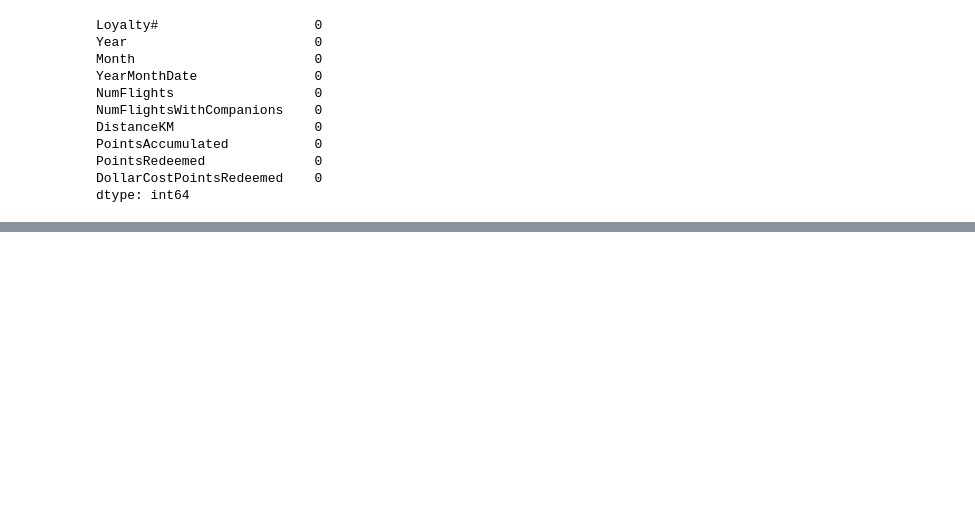
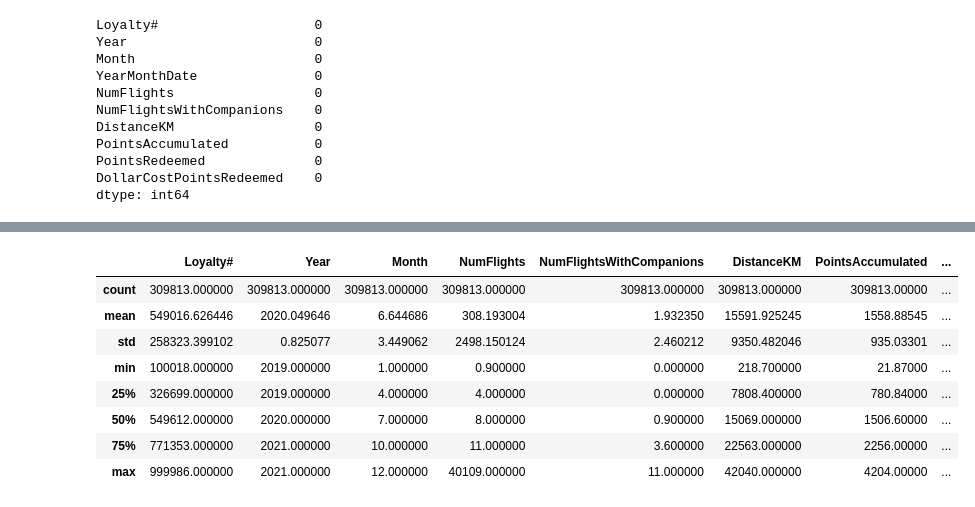
Before and after one commit to luisbdavila/Airline_Customer_Segmentation_DataMining_Project_Python, a Jupyter notebook: 1_Delivery/Code/EDA.ipynb, the cells around one changed output, grey strips where cells are left out. Cells and saved outputs as stored; diff of their text form; code cells hidden in the pictures; blank space fills up the shorter version.

```diff
--- a/1_Delivery/Code/EDA.ipynb
+++ b/1_Delivery/Code/EDA.ipynb
@@ -482,0 +532,12 @@ print(df_merged_full)
+# %%
+df_AIAI_Flights.describe()
+# %% [output]
+|  | Loyalty# | Year | Month | NumFlights | NumFlightsWithCompanions | DistanceKM | PointsAccumulated | ... |
+| count | 309813.000000 | 309813.000000 | 309813.000000 | 309813.000000 | 309813.000000 | 309813.000000 | 309813.00000 | ... |
+| mean | 549016.626446 | 2020.049646 | 6.644686 | 308.193004 | 1.932350 | 15591.925245 | 1558.88545 | ... |
+| std | 258323.399102 | 0.825077 | 3.449062 | 2498.150124 | 2.460212 | 9350.482046 | 935.03301 | ... |
+| min | 100018.000000 | 2019.000000 | 1.000000 | 0.900000 | 0.000000 | 218.700000 | 21.87000 | ... |
+| 25% | 326699.000000 | 2019.000000 | 4.000000 | 4.000000 | 0.000000 | 7808.400000 | 780.84000 | ... |
+| 50% | 549612.000000 | 2020.000000 | 7.000000 | 8.000000 | 0.900000 | 15069.000000 | 1506.60000 | ... |
+| 75% | 771353.000000 | 2021.000000 | 10.000000 | 11.000000 | 3.600000 | 22563.000000 | 2256.00000 | ... |
+| max | 999986.000000 | 2021.000000 | 12.000000 | 40109.000000 | 11.000000 | 42040.000000 | 4204.00000 | ... |
```
Also changed, not shown: parts of 42 cells of this notebook.
